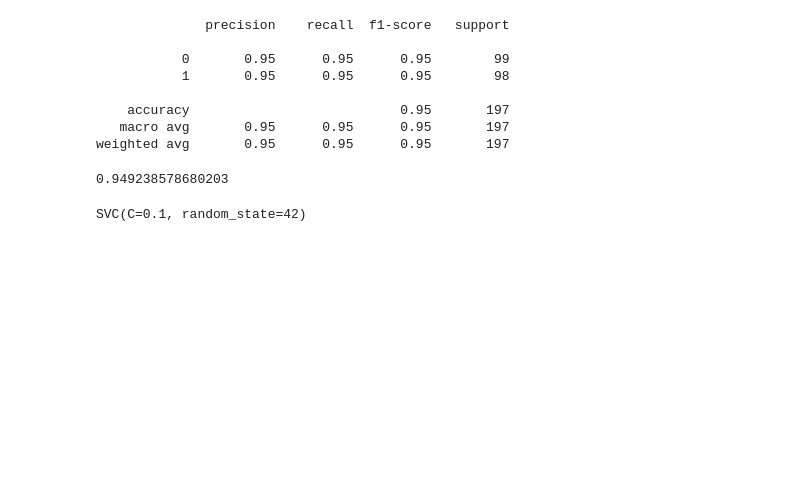
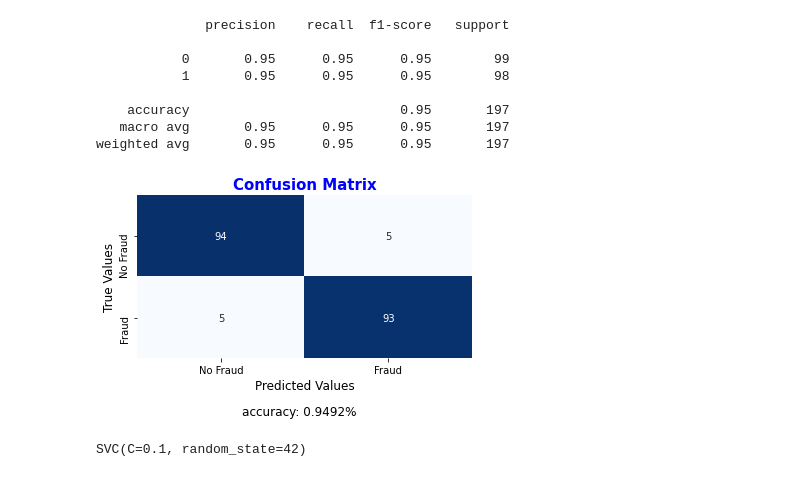
Before and after one commit to samuelpat/fraud-detection, a Jupyter notebook: Models.ipynb, the cells around one changed output. Saved outputs shown, nothing was run; the diff lists cells and outputs as text; code cells hidden in the pictures; blank space fills up the shorter version.

Commit message:
Added a function in order to plot confusion matrix and model acc

```diff
--- a/Models.ipynb
+++ b/Models.ipynb
@@ -76,3 +70,15 @@ from sklearn.linear_model import LogisticRegression
+# %%
+def plot_confusion_matrix(cm, labels, y_true, y_pred, acc_precision=4, cmap='Greens', title_color='Green'):
+    fig = plt.figure(figsize=(6,3))
+    ax = plt.axes()
+
+    ax = sns.heatmap(data=cm, annot=True, xticklabels=labels, yticklabels=labels, cmap=cmap, cbar=False)
+
+    plt.xlabel("Predicted Values",fontsize=12)
+    plt.ylabel("True Values",fontsize=12)
+    plt.title("Confusion Matrix",fontsize=15,color=title_color,fontweight='bold')
+    plt.suptitle("accuracy: " + str(round(accuracy_score(y_test, y_test_pred),4)) +"%",y=-0.09)
+    plt.show()
 # %%
 lr_clf = LogisticRegression(random_state=42)
 lr_clf.fit(X_train, y_train)
@@ -98,4 +99,0 @@ from sklearn.metrics import accuracy_score
-# %%
-print(accuracy_score(y_test, y_test_pred))
-# %% [output]
-0.949238578680203
@@ -104,3 +100,8 @@ from sklearn.svm import SVC
+# %%
+cm = confusion_matrix(y_test, y_test_pred)
+plot_confusion_matrix(cm, labels=['No Fraud', 'Fraud'], y_true=y_test, y_pred=y_test_pred, cmap='Blues', title_color='Blue')
+# %% [output]
+[figure, added]
 # %%
 svc_clf = SVC(kernel='rbf', C=0.1, random_state=42)
 svc_clf.fit(X_train,y_train)
```
Also changed, not shown: parts of 27 cells of this notebook.
